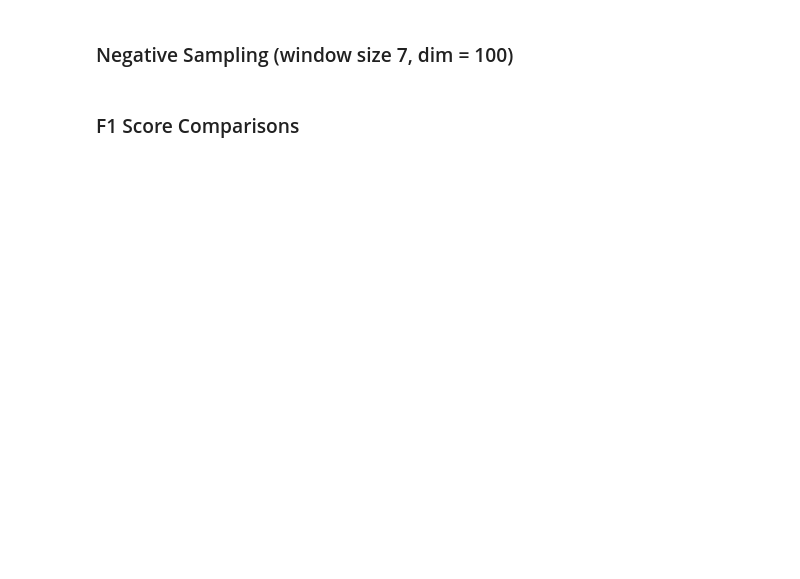
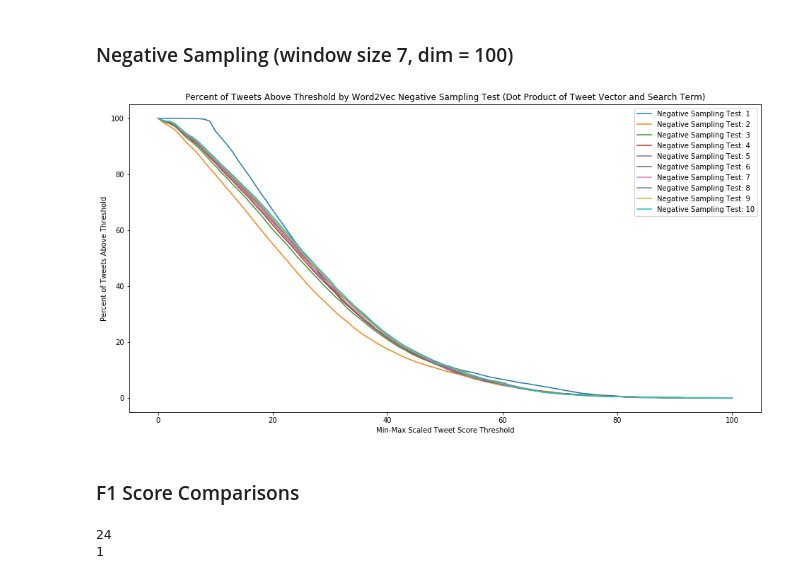
Before and after one commit to brownworth/TwitterDisaster, a Jupyter notebook: ThesisCode.ipynb, the cells around one changed output. Saved outputs shown, nothing was run; the diff lists cells and outputs as text; code cells hidden in the pictures; blank space fills up the shorter version.

Commit message:
NS 1
Negative Sampling size of 1 has a AUROC score of .849 and an F1 Score of .744

```diff
--- a/ThesisCode.ipynb
+++ b/ThesisCode.ipynb
@@ -65,7 +65,7 @@ def clean_tweet(tweet):
 ##     remove non-hashtag punctuation:
 #     tweet = tweet.translate(tweet.maketrans('','',string.punctuation.replace("#","")))
 ##     convert non-hashtag punctuation to whitespace:
-    tweet = tweet.translate(punc_test.maketrans(string.punctuation.replace("#","")," "*len(string.punctuation.replace("#",""))))
+    tweet = tweet.translate(tweet.maketrans(string.punctuation.replace("#","")," "*len(string.punctuation.replace("#",""))))
 #     remove non-hashtag '#'.
     tweet = re.sub('\B#\B','',tweet)
 ##     remove 'amp', 'gt', 'lt', indicating decoded ampersand, greater-than, less-than characters
@@ -453,7 +496,7 @@ vectors_series = pd.Series(np.zeros((11)))
 tweet_text = tweet_full_en.loc[tweet_date:tweet_date + date_delta,"tweet_text"]
 tweets_tokens = tweet_text.apply(tokens_no_stopwords)
 for i in range(1,11):
-    ns_size = 10*i
+    ns_size = i
     # ---------- Skip-Gram ----------
     # initialize the Word2Vec vectors with window size 7, min count 1, and Skip-Gram (Negative Sampling Test)
     vector_model = Word2Vec(tweets_tokens, min_count=1, window=7, workers=1, size=100, seed=1, sg=1, negative=ns_size)
@@ -486,15 +529,17 @@ for i in range(1,11):
 # %%
 fig_ns_1 = plt.figure(figsize=(16,8),facecolor='w')
 
 for j in range(1,11):
-    window_label = f"{comparison_type}: {10*j}"
+    window_label = f"{comparison_type}: {j}"
     plt.plot(range(101),[100 * len(tweet_encoded[tweet_encoded[f'MM_score_window_{j}'] > i])/len(tweet_encoded) for i in range(101)],label=window_label)
 plt.xlabel("Min-Max Scaled Tweet Score Threshold")
 plt.ylabel("Percent of Tweets Above Threshold")
 plt.title(f"Percent of Tweets Above Threshold by Word2Vec {comparison_type} ({func_type})")
 plt.legend();
 
-# fig_ns_1.savefig(f'./figures/{comparison_short}{func_short}PercentTweetsBelow.pdf',bbox_inches='tight')
+#fig_ns_1.savefig(f'./figures/{comparison_short}{func_short}PercentTweetsBelow.pdf',bbox_inches='tight')
+# %% [output]
+[figure, added]
 # %% [markdown]
 ### F1 Score Comparisons
 # %%
@@ -514,6 +560,9 @@ pd.DataFrame(pd.concat([f1_window_score_df.idxmax().rename('MM_Score'),f1_window
 # %%
 print(f1_window_score_df.idxmax().max())
 print(f1_window_score_df.max().idxmax())
+# %% [output]
+24
+1
 # %%
 fig_ns_2 = plt.figure(figsize=(16,8),facecolor='w')
 for i in range(1,11):
```
Also changed, not shown: parts of 14 cells of this notebook.
